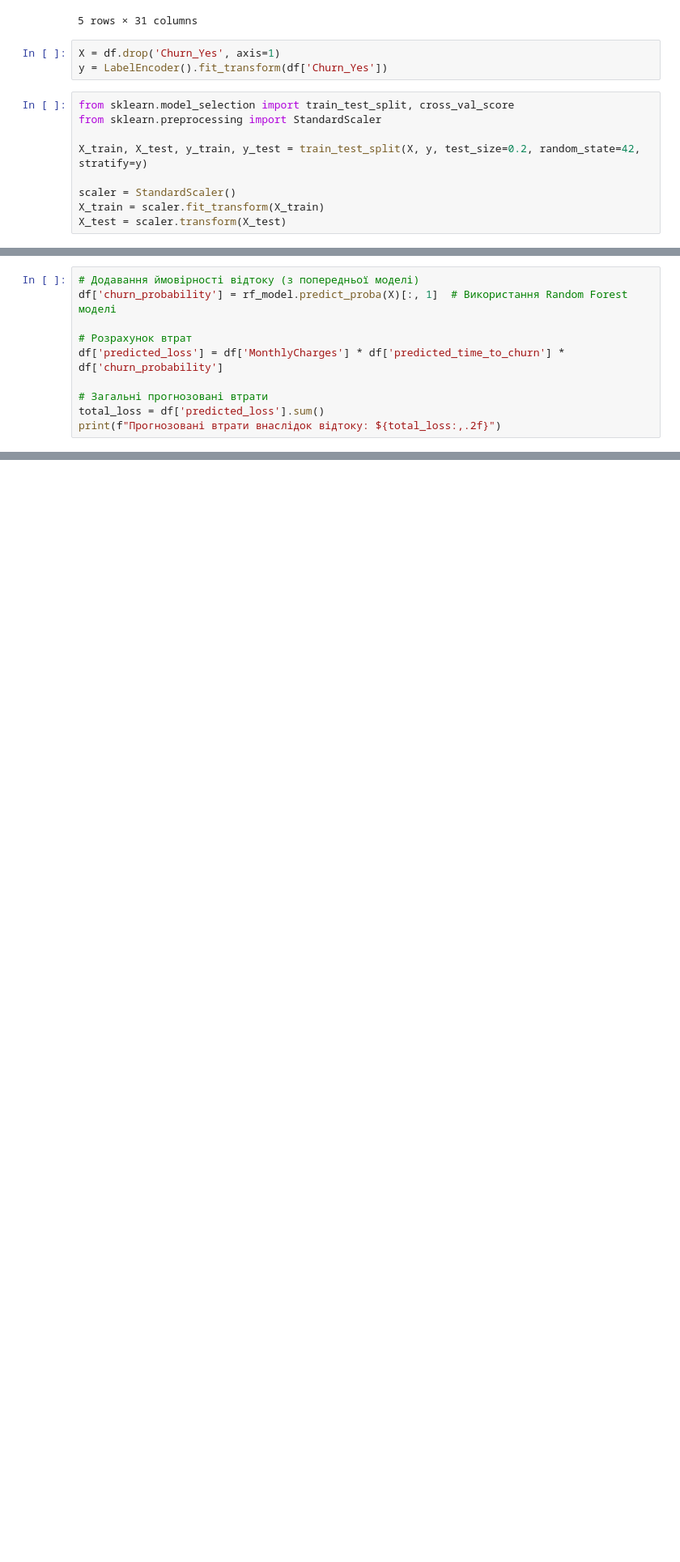
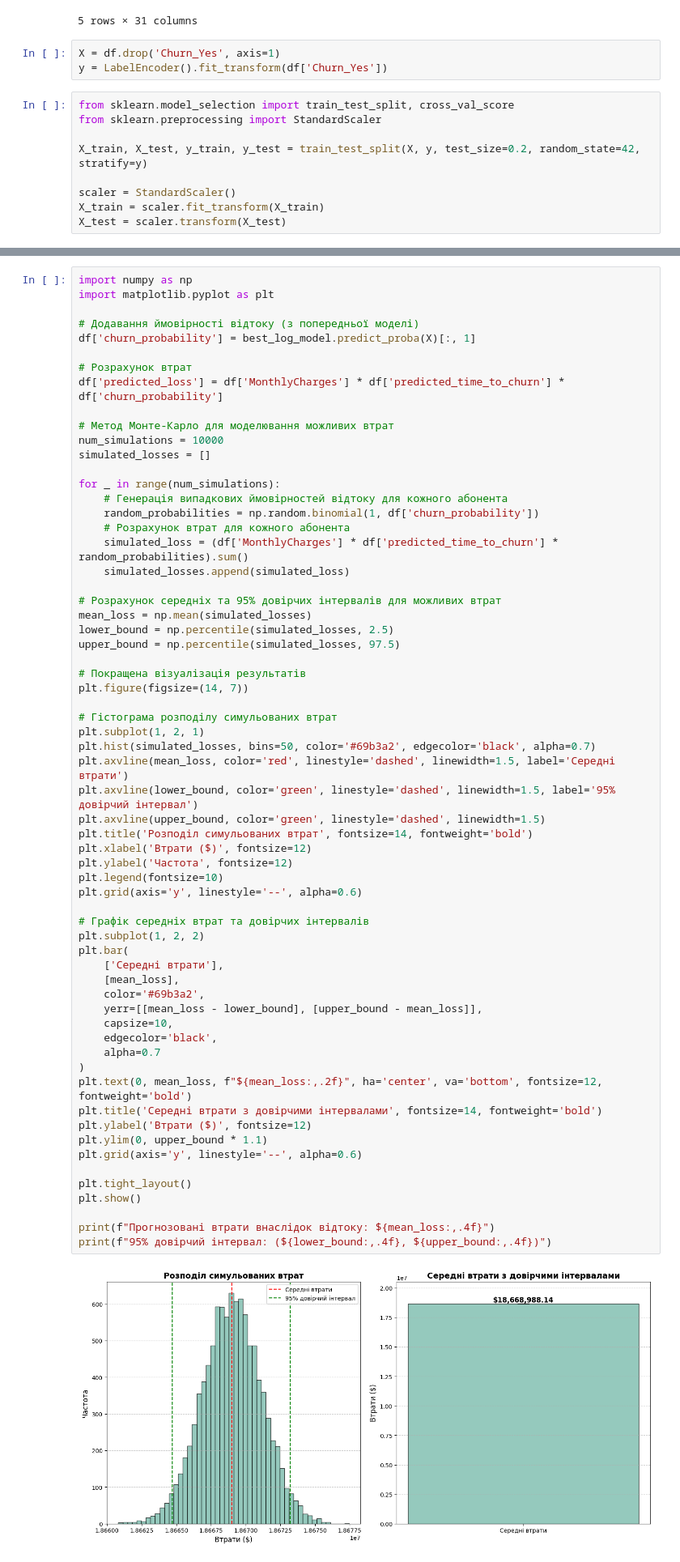
Before and after one commit to AdobyY/customer_churn, a Jupyter notebook: main.ipynb, the cells around one changed output, grey strips where cells are left out. Shown at 81% size. Drawn from its saved outputs; the diff is of its cells as text; blank space fills up the shorter version.

```diff
--- a/main.ipynb
+++ b/main.ipynb
@@ -217,13 +294,3 @@ df['predicted_time_to_churn'] = cox_model.predict_expectation(cox_data)
 | Partial AIC | 25608.90 |
 | log-likelihood ratio test | 5705.17 on 4 df |
 | -log2(p) of ll-ratio test | inf |
-# %%
-# Додавання ймовірності відтоку (з попередньої моделі)
-df['churn_probability'] = rf_model.predict_proba(X)[:, 1]  # Використання Random Forest моделі
-
-# Розрахунок втрат
-df['predicted_loss'] = df['MonthlyCharges'] * df['predicted_time_to_churn'] * df['churn_probability']
-
-# Загальні прогнозовані втрати
-total_loss = df['predicted_loss'].sum()
-print(f"Прогнозовані втрати внаслідок відтоку: ${total_loss:,.2f}")
@@ -252,0 +299,65 @@ plt.show()
+# %%
+import numpy as np
+import matplotlib.pyplot as plt
+
+# Додавання ймовірності відтоку (з попередньої моделі)
+df['churn_probability'] = best_log_model.predict_proba(X)[:, 1]
+
+# Розрахунок втрат
+df['predicted_loss'] = df['MonthlyCharges'] * df['predicted_time_to_churn'] * df['churn_probability']
+
+# Метод Монте-Карло для моделювання можливих втрат
+num_simulations = 10000
+simulated_losses = []
+
+for _ in range(num_simulations):
+    # Генерація випадкових ймовірностей відтоку для кожного абонента
+    random_probabilities = np.random.binomial(1, df['churn_probability'])
+    # Розрахунок втрат для кожного абонента
+    simulated_loss = (df['MonthlyCharges'] * df['predicted_time_to_churn'] * random_probabilities).sum()
+    simulated_losses.append(simulated_loss)
+
+# Розрахунок середніх та 95% довірчих інтервалів для можливих втрат
+mean_loss = np.mean(simulated_losses)
+lower_bound = np.percentile(simulated_losses, 2.5)
+upper_bound = np.percentile(simulated_losses, 97.5)
+
+# Покращена візуалізація результатів
+plt.figure(figsize=(14, 7))
+
+# Гістограма розподілу симульованих втрат
+plt.subplot(1, 2, 1)
+plt.hist(simulated_losses, bins=50, color='#69b3a2', edgecolor='black', alpha=0.7)
+plt.axvline(mean_loss, color='red', linestyle='dashed', linewidth=1.5, label='Середні втрати')
+plt.axvline(lower_bound, color='green', linestyle='dashed', linewidth=1.5, label='95% довірчий інтервал')
+plt.axvline(upper_bound, color='green', linestyle='dashed', linewidth=1.5)
+plt.title('Розподіл симульованих втрат', fontsize=14, fontweight='bold')
+plt.xlabel('Втрати ($)', fontsize=12)
+plt.ylabel('Частота', fontsize=12)
+plt.legend(fontsize=10)
+plt.grid(axis='y', linestyle='--', alpha=0.6)
+
+# Графік середніх втрат та довірчих інтервалів
+plt.subplot(1, 2, 2)
+plt.bar(
+    ['Середні втрати'],
+    [mean_loss],
+    color='#69b3a2',
+    yerr=[[mean_loss - lower_bound], [upper_bound - mean_loss]],
+    capsize=10,
+    edgecolor='black',
+    alpha=0.7
+)
+plt.text(0, mean_loss, f"${mean_loss:,.2f}", ha='center', va='bottom', fontsize=12, fontweight='bold')
+plt.title('Середні втрати з довірчими інтервалами', fontsize=14, fontweight='bold')
+plt.ylabel('Втрати ($)', fontsize=12)
+plt.ylim(0, upper_bound * 1.1)
+plt.grid(axis='y', linestyle='--', alpha=0.6)
+
+plt.tight_layout()
+plt.show()
+
+print(f"Прогнозовані втрати внаслідок відтоку: ${mean_loss:,.4f}")
+print(f"95% довірчий інтервал: (${lower_bound:,.4f}, ${upper_bound:,.4f})")
+# %% [output]
+[figure, added]
```
Also changed, not shown: parts of 21 cells of this notebook, 1 other file.
